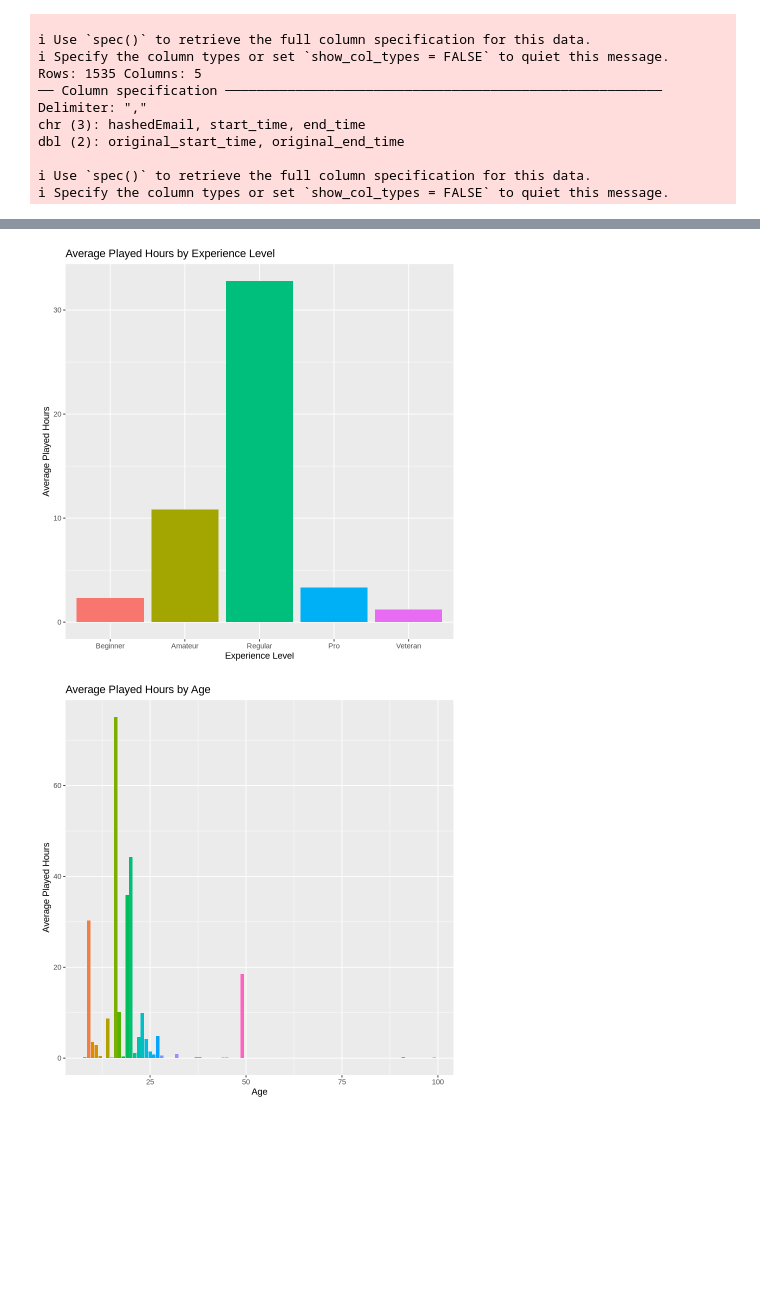
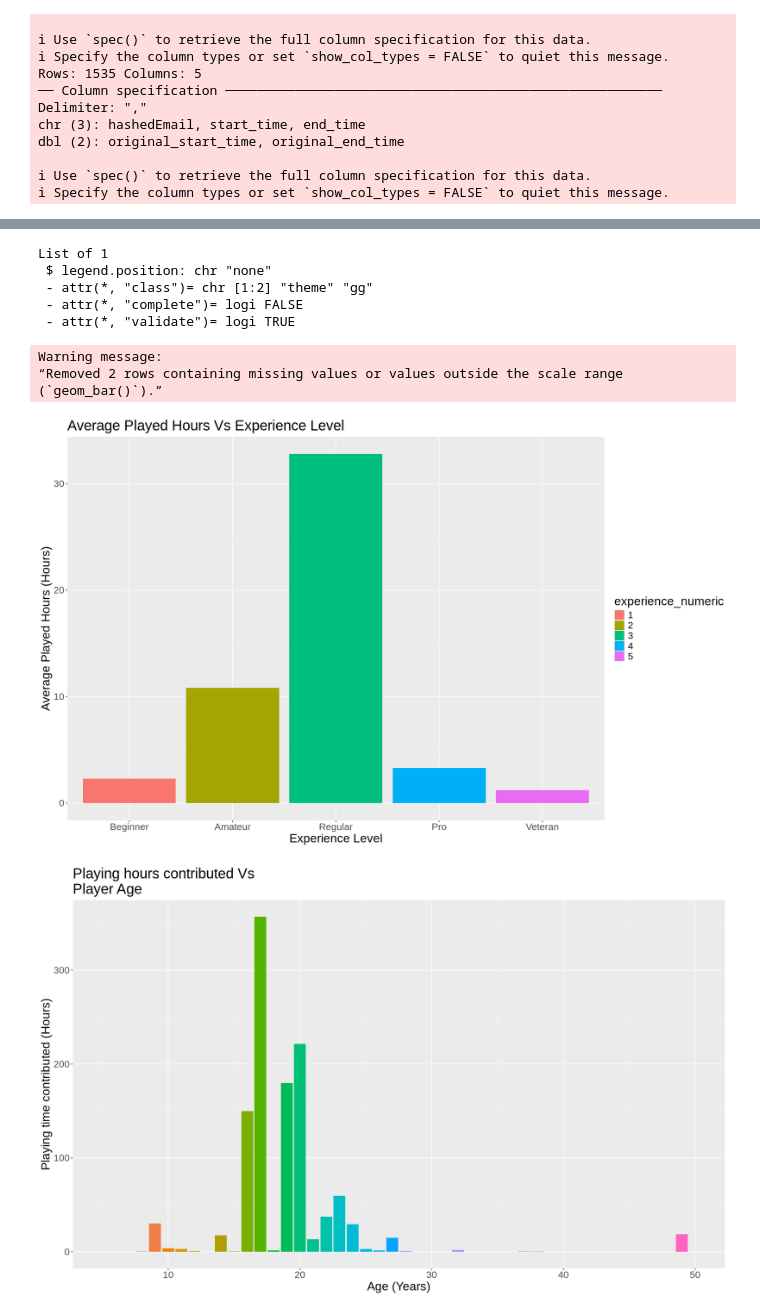
Before and after one commit to harpreeto6/Data_Science_Project, a Jupyter notebook: Minecraft_Analysis.ipynb, the cells around one changed output, grey strips where cells are left out. Cells and saved outputs as stored; diff of their text form; code cells hidden in the pictures; blank space fills up the shorter version.

Commit message:
made changes to visualization and removed redundant code

```diff
--- a/Minecraft_Analysis.ipynb
+++ b/Minecraft_Analysis.ipynb
@@ -122,39 +120,49 @@ A data.frame: 111 × 7
 | FALSE | 2.3 | Harlow | Male | 17 | 6 | 2 |
 | TRUE | 0.2 | Ahmed | Other | 91 | 1 | 4 |
 # %%
-
+options(repr.plot.width = 16, repr.plot.height = 10)
 
 #  average played_hours by experience level
 avg_played_hours <- merged_final |>
   group_by(experience_numeric) |>
   summarise(avg_played_hours = mean(played_hours, na.rm = TRUE), .groups = "drop")
 
 # Bar plot to visualize average played hours by experience level
 ggplot(avg_played_hours, aes(x = experience_numeric, y = avg_played_hours, fill = experience_numeric)) +
   geom_bar(stat = "identity") +
-  labs(title = "Average Played Hours by Experience Level",
+  labs(title = "Average Played Hours Vs Experience Level",
        x = "Experience Level",
-       y = "Average Played Hours") +
-  scale_x_discrete(labels = c("Beginner", "Amateur", "Regular", "Pro", "Veteran")) +
-theme(legend.position = "none")
+       y = "Average Played Hours (Hours)") +
+      scale_x_discrete(labels = c("Beginner", "Amateur", "Regular", "Pro", "Veteran")) +
+    theme(text = element_text(size = 20))
+    theme(legend.position = "none")
 
 
 
  #avg age by hours
 avg_played_hours_by_age <- merged_final |>
   group_by(age) |>
   summarise(avg_played_hours = mean(played_hours, na.rm = TRUE))
 
 # Bar plot: Average Played Hours by Age
-ggplot(avg_played_hours_by_age, aes(x = age, y = avg_played_hours, fill = as.factor(age))) +
+ggplot(merged_final, aes(x = age, y = played_hours, fill = as.factor(age))) +
   geom_bar(stat = "identity") +
-  labs(
-    title = "Average Played Hours by Age",
-    x = "Age",
-    y = "Average Played Hours"
-  ) +
- theme(legend.position = "none")
+  labs(x = "Age (Years)",
+    y = "Playing time contributed (Hours)",
+    fill = "Experience",
+    title = "Playing hours contributed Vs\nPlayer Age") +
+    theme(text = element_text(size = 20)) +
+     theme(legend.position = "none") +
+    xlim(5,50)
 # %% [output]
+List of 1
+ $ legend.position: chr "none"
+ - attr(*, "class")= chr [1:2] "theme" "gg"
+ - attr(*, "complete")= logi FALSE
+ - attr(*, "validate")= logi TRUE
+Warning message:
+“Removed 2 rows containing missing values or values outside the scale range
+(`geom_bar()`).”
-[figure, old version]
+[figure, new version]
-[figure, old version]
+[figure, new version]
 # %%
```
Also changed, not shown: parts of 9 cells of this notebook.
